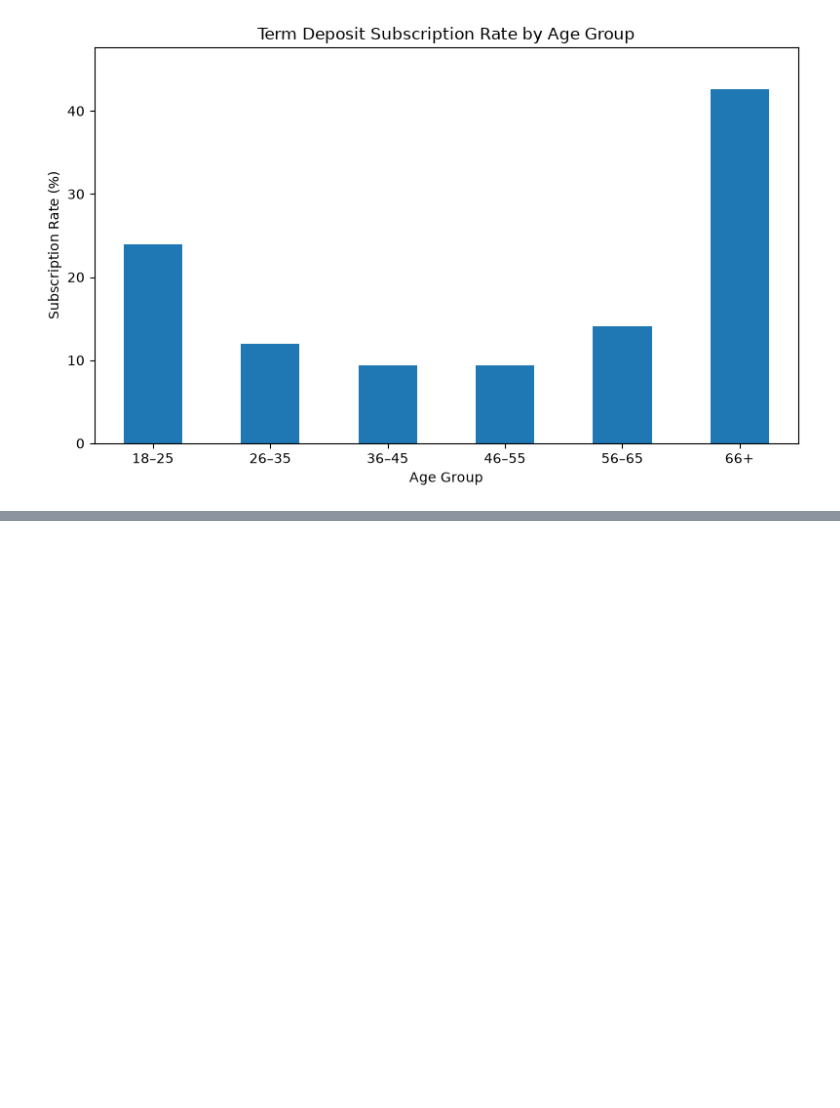
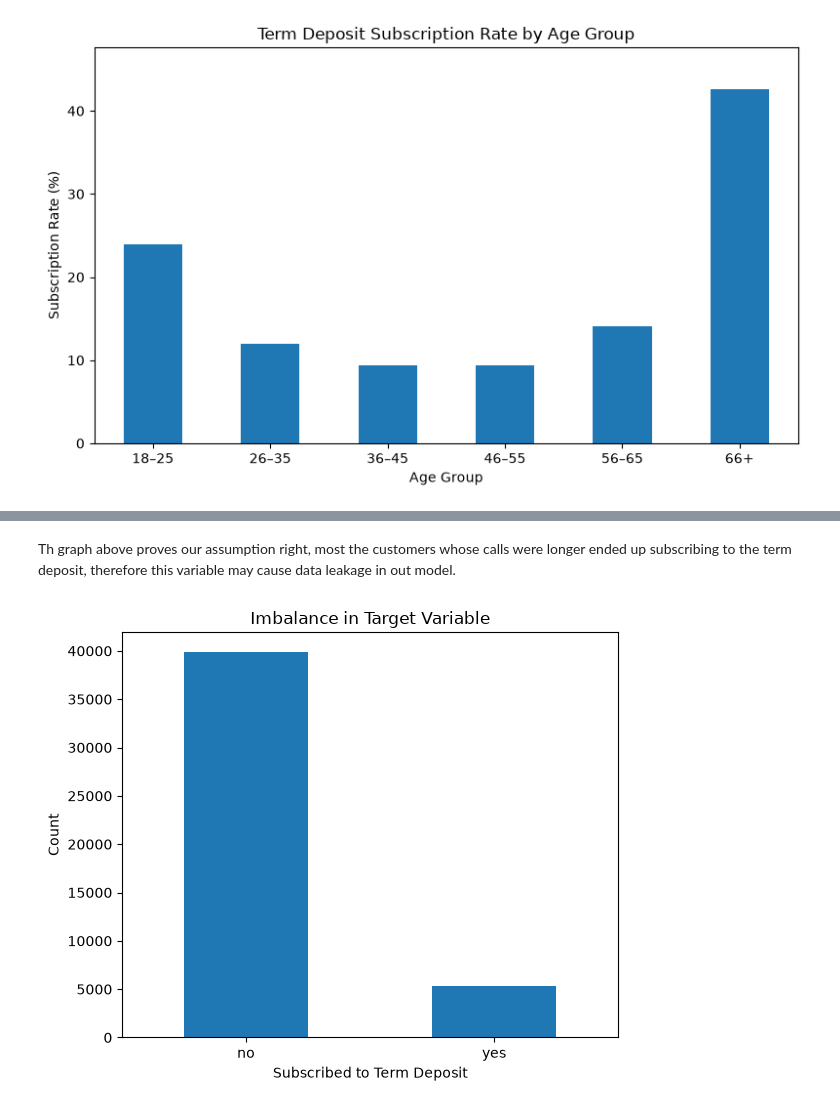
Before and after one commit to AwendyG/Bank-Marketing-Project, a Jupyter notebook: file.ipynb, the cells around one changed output, grey strips where cells are left out. Cells and saved outputs as stored; diff of their text form; code cells hidden in the pictures; blank space fills up the shorter version.

```diff
--- a/file.ipynb
+++ b/file.ipynb
@@ -297,0 +411,20 @@ plt.show()
+# %% [markdown]
+Th graph above proves our assumption right, most the customers whose calls were longer ended up subscribing to the term deposit, therefore this variable may cause data leakage in out model.
+# %%
+# Check the imbalance in the target variable
+
+plt.figure(figsize=(6, 5))
+
+df["subscribed_to_term_deposit"].value_counts().plot(
+    kind="bar"
+)
+
+plt.title("Imbalance in Target Variable")
+plt.xlabel("Subscribed to Term Deposit")
+plt.ylabel("Count")
+plt.xticks(rotation=0)
+
+plt.tight_layout()
+plt.show()
+# %% [output]
+[figure, added]
```
Also changed, not shown: parts of 16 cells of this notebook.
